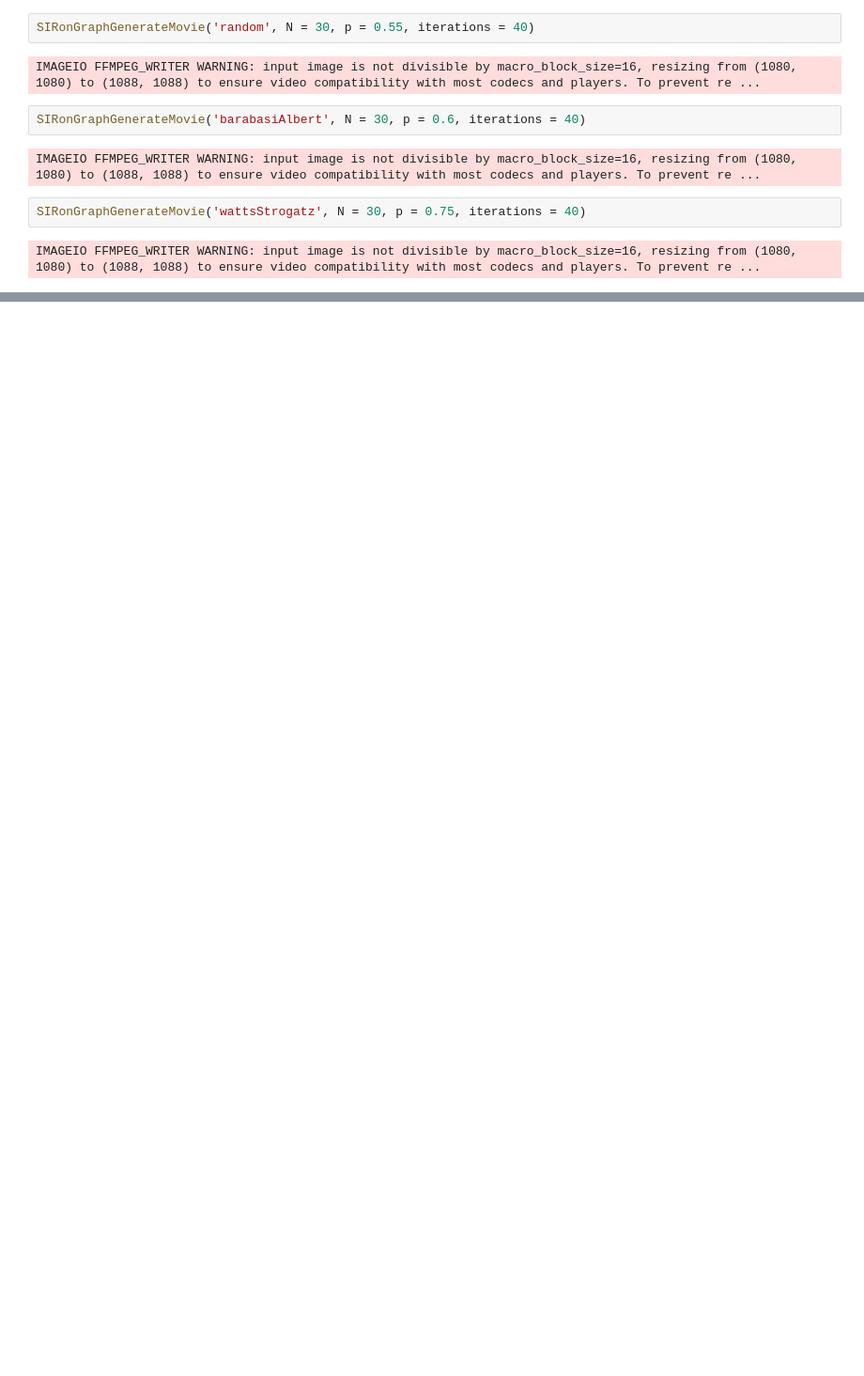
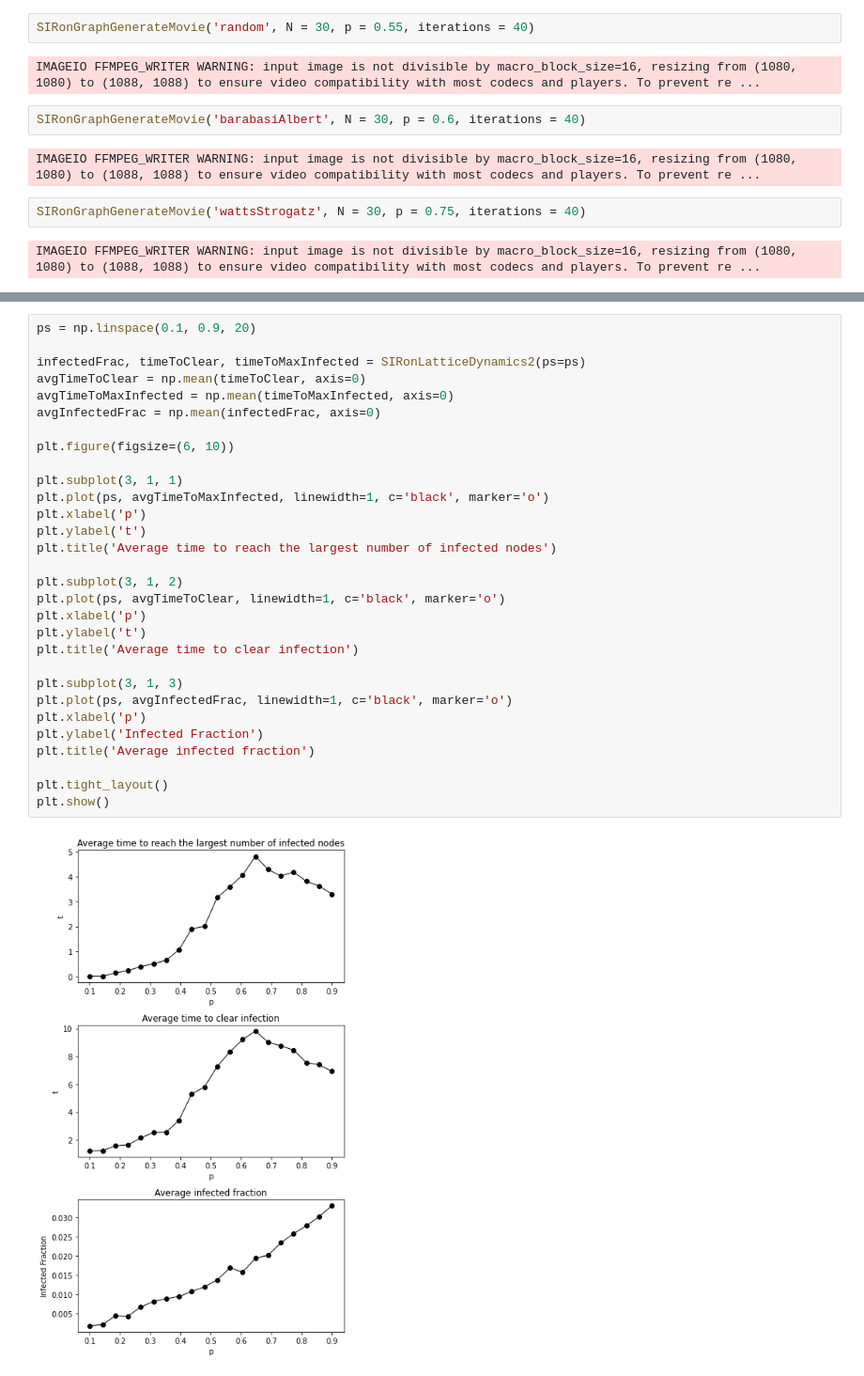
Before and after one commit to sjanus99/complexsystems, a Jupyter notebook: List5.ipynb, the cells around one changed output, grey strips where cells are left out. Shown at 94% size. Drawn from its saved outputs; the diff is of its cells as text; blank space fills up the shorter version.

```diff
--- a/List5.ipynb
+++ b/List5.ipynb
@@ -686,0 +792,32 @@ IMAGEIO FFMPEG_WRITER WARNING: input image is not divisible by macro_block_size=
+# %%
+ps = np.linspace(0.1, 0.9, 20)
+
+infectedFrac, timeToClear, timeToMaxInfected = SIRonLatticeDynamics2(ps=ps)
+avgTimeToClear = np.mean(timeToClear, axis=0)
+avgTimeToMaxInfected = np.mean(timeToMaxInfected, axis=0)
+avgInfectedFrac = np.mean(infectedFrac, axis=0)
+
+plt.figure(figsize=(6, 10))
+
+plt.subplot(3, 1, 1)
+plt.plot(ps, avgTimeToMaxInfected, linewidth=1, c='black', marker='o')
+plt.xlabel('p')
+plt.ylabel('t')
+plt.title('Average time to reach the largest number of infected nodes')
+
+plt.subplot(3, 1, 2)
+plt.plot(ps, avgTimeToClear, linewidth=1, c='black', marker='o')
+plt.xlabel('p')
+plt.ylabel('t')
+plt.title('Average time to clear infection')
+
+plt.subplot(3, 1, 3)
+plt.plot(ps, avgInfectedFrac, linewidth=1, c='black', marker='o')
+plt.xlabel('p')
+plt.ylabel('Infected Fraction')
+plt.title('Average infected fraction')
+
+plt.tight_layout()
+plt.show()
+# %% [output]
+[figure, added]
```
Also changed, not shown: parts of 15 cells of this notebook.
